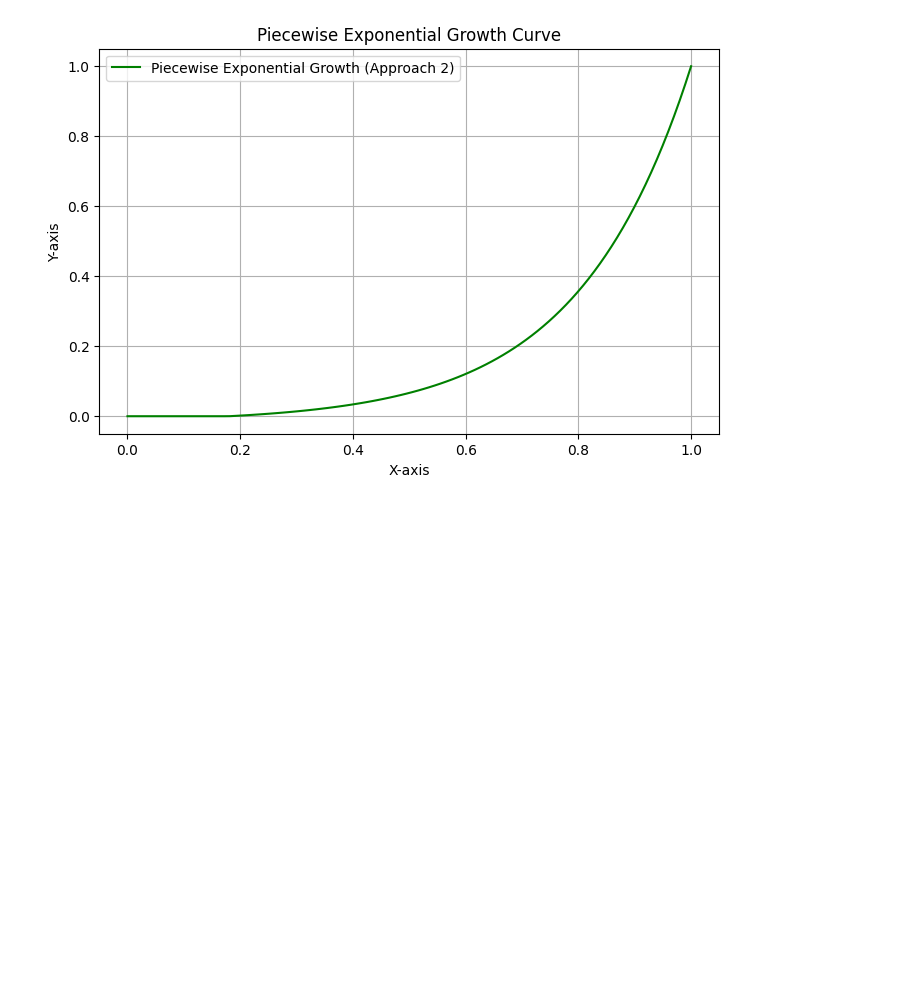
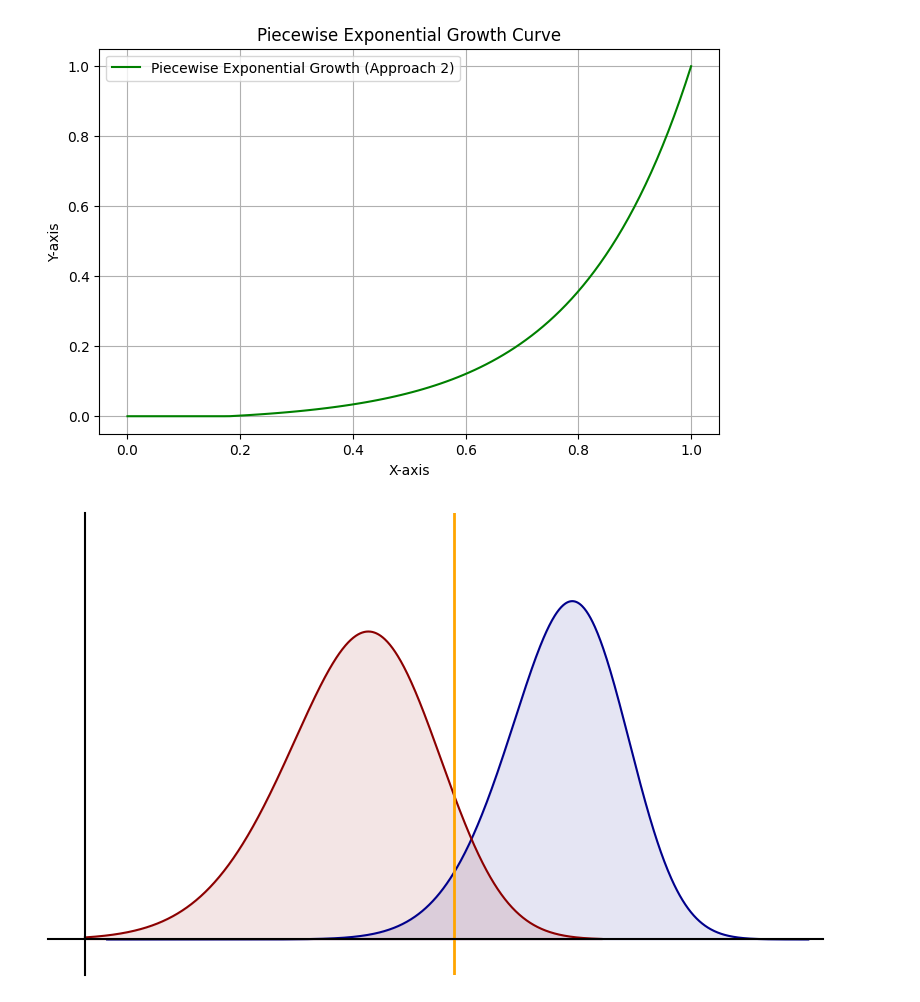
Before and after one commit to aitor-martinez-seras/OoD_in_Object_Detection, a Jupyter notebook: score_fusion_plot.ipynb, the cells around one changed output. Drawn from its saved outputs; the diff is of its cells as text; code cells hidden in the pictures; blank space fills up the shorter version.

Commit message:
New plots

```diff
--- a/score_fusion_plot.ipynb
+++ b/score_fusion_plot.ipynb
@@ -223,3 +236,76 @@ plt.legend()
 plt.show()
 # %% [output]
 [figure]
+# %%
+import matplotlib.pyplot as plt
+import numpy as np
+from scipy.stats import skewnorm
+
+# Parameters for the skew-normal distribution
+
+x_lim_min_plot = 0
+x_lim_max_plot = 5
+
+### InD
+# Generate data
+location_ind = 3.6   # Location (shifts the peak)
+scale_ind = 0.55      # Scale (controls the width)
+alpha_ind = -1.5      # Skewness parameter (negative for left skew)
+x_lim_min = x_lim_min_plot + 0.15
+x_lim_max = x_lim_max_plot - 0.1
+x_ind = np.linspace(x_lim_min, x_lim_max, 1000)
+y_ind = skewnorm.pdf(x_ind, alpha_ind, location_ind, scale_ind)
+y_ind /= y_ind.max() + 0.05  # Normalize
+
+# OoD
+location_ood = 2.3   # Location (shifts the peak)
+scale_ood = 0.7      # Scale (controls the width)
+alpha_ood = -1.5      # Skewness parameter (negative for left skew)
+x_lim_min = 0
+x_lim_max = 3.5
+x_ood = np.linspace(x_lim_min, x_lim_max, 1000)
+y_ood = skewnorm.pdf(x_ood, alpha_ood, location_ood, scale_ood)
+y_ood /= y_ood.max() + 0.12  # Normalize
+
+
+# Plot
+fig, ax = plt.subplots(figsize=(10, 6))
+ax.plot(x_ind, y_ind, color='darkblue')
+ax.fill_between(x_ind, y_ind, color="darkblue", alpha=0.1)
+ax.plot(x_ood, y_ood, color='darkred')
+ax.fill_between(x_ood, y_ood, color="darkred", alpha=0.1)
+
+# Threshold line
+threshold = 2.5
+plt.axvline(x=threshold, color='orange', linestyle='-', ymax=1.5, linewidth=2)  # Threshold line adjusted
+
+# Remove grid lines, ticks, titles, and legend
+ax.grid(False)
+ax.set_xticks([])
+ax.set_yticks([])
+ax.set_xlabel('')
+ax.set_ylabel('')
+ax.set_title('')
+
+# Extend the X and Y axis lines to pass through the origin and go beyond it
+ax.spines['left'].set_position(('data', 0))
+ax.spines['bottom'].set_position(('data', 0))
+# Make X and Y axis thicker
+ax.spines['left'].set_linewidth(1.5)  # Thicker Y axis
+ax.spines['bottom'].set_linewidth(1.5)  # Thicker X axis
+
+# Set the axis limits
+ax.set_xlim(-0.25, x_lim_max_plot)
+ax.set_ylim(-0.10, 1.2)
+
+# Remove top and right spines
+ax.spines['top'].set_visible(False)
+ax.spines['right'].set_visible(False)
+
+name = "ood_thr"
+#plt.savefig(f'{name}.pdf', bbox_inches='tight')
+plt.savefig(f'{name}.png', dpi=300, bbox_inches='tight')
+
+plt.show()
+# %% [output]
+[figure, added]
```
Also changed, not shown: parts of 2 cells of this notebook, 1 other file.
